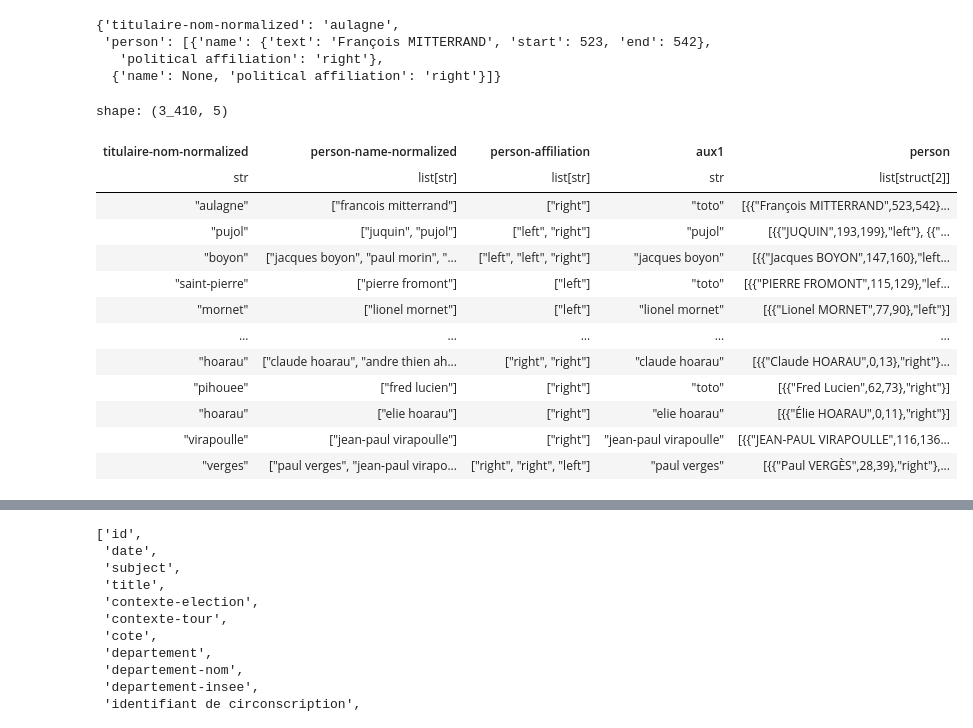
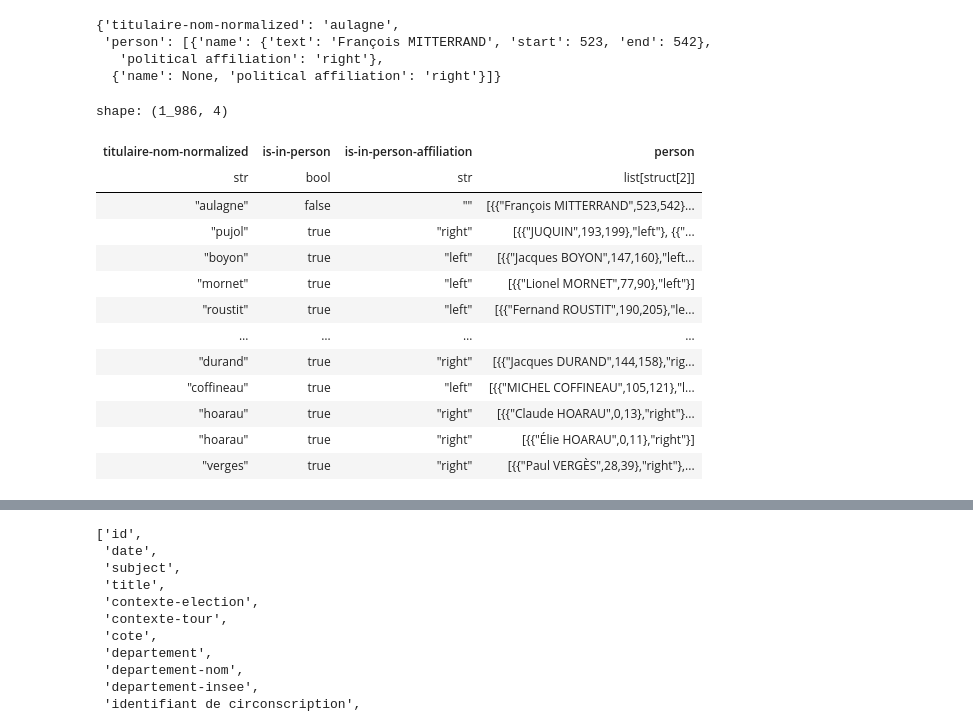
Before and after one commit to slithiaote/2026_NLP_project, a Jupyter notebook: Analysis.ipynb, the cells around one changed output, grey strips where cells are left out. Cells and saved outputs as stored; diff of their text form; code cells hidden in the pictures.

Commit message:
struct analysis

```diff
--- a/Analysis.ipynb
+++ b/Analysis.ipynb
@@ -254,7 +254,7 @@ def position_is_inside_span(pos:int, span):
     # True if position is inside the span
     return (pos >= span["start"]) & (pos < span["end"])
 
-df = df.unnest("entities").with_columns(
+df_entities = df_entities.unnest("entities").with_columns(
     pl.struct(["titulaire-nom-positions","PER"])
     .map_elements(lambda s: any([position_is_inside_span(s["titulaire-nom-positions"],span) for span in s["PER"]]),
                   return_dtype=pl.Boolean)
@@ -306,8 +306,8 @@ shape: (5_140, 5)
 # %% [markdown]
 ## PER, LOC, ORG tasks
 # %%
-def recall_table_for_column(df,col_name:str):
-    return (df.with_columns(weight=1).select(pl.sum(col_name,"weight"))
+def recall_table_for_column(df_entities,col_name:str):
+    return (df_entities.with_columns(weight=1).select(pl.sum(col_name,"weight"))
         .with_columns(recall = pl.col(col_name)/pl.col("weight"))
         .with_columns(std_dev = np.sqrt(pl.col("recall")*(1-pl.col("recall"))/pl.col("weight")))
         .select(pl.selectors.by_name(col_name,"weight","recall","std_dev")))
@@ -349,7 +349,7 @@ shape: (7, 1)
 ## Classification task
 We compute the distributions of the position index in the classifications
 # %%
-df = df.with_columns(
+df_entities = df_entities.with_columns(
     pl.col("titulaire-soutien-position")
         .cut([-0.1,0.5,0.9,1.1], labels=["","left","center right","right",""])
         .alias("titulaire-soutien-cut")
@@ -420,8 +420,8 @@ weighted avg       0.97      0.97      0.97      3283
 # %%
 # assemble table
 def aux(col_name,pos):
-    r0 = recall_table_for_column(df, col_name).rows(named=True).pop()
-    r_filter = recall_table_for_column(df.filter(pl.col("titulaire-soutien-position")==pos), col_name).rows(named=True).pop()
+    r0 = recall_table_for_column(df_entities, col_name).rows(named=True).pop()
+    r_filter = recall_table_for_column(df_entities.filter(pl.col("titulaire-soutien-position")==pos), col_name).rows(named=True).pop()
     return [r0[col_name],round(r0["recall"],3),r_filter[col_name],round(r_filter["recall"],3)]
 
 temp = [{c:aux(c,p)} for (c,p) in zip(["is-in-PER_LEFT","is-in-PER_GAUCHE","is-in-PER_RIGHT","is-in-PER_DROITE"],[0.2,0.2,1,1])]
@@ -575,39 +552,45 @@ pl.read_parquet("df_gliner_full.parquet").unnest("res").with_columns(
 # %%
 def aux(s):
     # unzip lists
     return {'person-name':[p["name"]["text"] for p in s if p["name"] != None],
             'person-affiliation':[p["political affiliation"] for p in s if p["name"] != None]}
 
 def aux1(s): # zip and find titulaire-nom-normalized
-    return next((p for p in s["person-name-normalized"] if s["titulaire-nom-normalized"] in p), "toto")
+    return next(({'is-in-person':True, 'is-in-person-affiliation':a} for (p,a) in zip(s["person-name-normalized"],s["person-affiliation"]) if s["titulaire-nom-normalized"] in p),
+                {'is-in-person':False, 'is-in-person-affiliation':""})
 
-(pl.read_parquet("df_gliner_full.parquet").unnest("res").with_columns(
-    pl.col("person")
-        .map_elements(aux, return_dtype=pl.Struct({'person-name':pl.List(pl.String), 'person-affiliation':pl.List(pl.String)}))
-        .alias("aux")
-).unnest("aux").with_columns(
-    pl.col("person-name").list.eval(pl.element().str.to_lowercase()
-      .str.normalize("NFKD")
-      .str.replace_all(r"\p{CombiningMark}", ""))
-        .alias("person-name-normalized")
-).with_columns(
-    pl.struct(["titulaire-nom-normalized","person-name-normalized","person-affiliation"])
-    .map_elements(aux1, return_dtype=pl.String)
-    .alias("aux1")
+df_struct = (df.unnest("res").with_columns(
+    pl.col("titulaire-soutien-position")
+        .cut([-0.1,0.5,0.9,1.1], labels=["","left","center right","right",""])
+        .alias("titulaire-soutien-cut"))
+    .with_columns(
+        pl.col("person") # decompose the struct and keep only name and affiliation
+            .map_elements(aux, return_dtype=pl.Struct({'person-name':pl.List(pl.String), 'person-affiliation':pl.List(pl.String)}))
+            .alias("aux")
+    ).unnest("aux").with_columns(
+        pl.col("person-name").list.eval(pl.element().str.to_lowercase()
+            .str.normalize("NFKD")
+            .str.replace_all(r"\p{CombiningMark}", ""))
+            .alias("person-name-normalized")
+    ).with_columns(
+        pl.struct(["titulaire-nom-normalized","person-name-normalized","person-affiliation"])
+            .map_elements(aux1, return_dtype=pl.Struct({'is-in-person':pl.Boolean, 'is-in-person-affiliation':pl.String}))
+            .alias("aux1")
+    ).unnest("aux1")
 )
-).select("titulaire-nom-normalized","person-name-normalized","person-affiliation","aux1","person")
+df_struct.select("titulaire-nom-normalized","is-in-person","is-in-person-affiliation","person")
 # %% [output]
-shape: (3_410, 5)
+shape: (1_986, 4)
-| titulaire-nom-normalized | person-name-normalized | person-affiliation | aux1 | person |
-| str | list[str] | list[str] | str | list[struct[2]] |
-| "aulagne" | ["francois mitterrand"] | ["right"] | "toto" | [{{"François MITTERRAND",523,542}... |
-| "pujol" | ["juquin", "pujol"] | ["left", "right"] | "pujol" | [{{"JUQUIN",193,199},"left"}, {{"... |
-| "boyon" | ["jacques boyon", "paul morin", "... | ["left", "left", "right"] | "jacques boyon" | [{{"Jacques BOYON",147,160},"left... |
-| "saint-pierre" | ["pierre fromont"] | ["left"] | "toto" | [{{"PIERRE FROMONT",115,129},"lef... |
-| "mornet" | ["lionel mornet"] | ["left"] | "lionel mornet" | [{{"Lionel MORNET",77,90},"left"}] |
-| … | … | … | … | … |
-| "hoarau" | ["claude hoarau", "andre thien ah... | ["right", "right"] | "claude hoarau" | [{{"Claude HOARAU",0,13},"right"}... |
-| "pihouee" | ["fred lucien"] | ["right"] | "toto" | [{{"Fred Lucien",62,73},"right"}] |
-| "hoarau" | ["elie hoarau"] | ["right"] | "elie hoarau" | [{{"Élie HOARAU",0,11},"right"}] |
-| "virapoulle" | ["jean-paul virapoulle"] | ["right"] | "jean-paul virapoulle" | [{{"JEAN-PAUL VIRAPOULLE",116,136... |
-| "verges" | ["paul verges", "jean-paul virapo... | ["right", "right", "left"] | "paul verges" | [{{"Paul VERGÈS",28,39},"right"},... |
+| titulaire-nom-normalized | is-in-person | is-in-person-affiliation | person |
+| str | bool | str | list[struct[2]] |
+| "aulagne" | false | "" | [{{"François MITTERRAND",523,542}... |
+| "pujol" | true | "right" | [{{"JUQUIN",193,199},"left"}, {{"... |
+| "boyon" | true | "left" | [{{"Jacques BOYON",147,160},"left... |
+| "mornet" | true | "left" | [{{"Lionel MORNET",77,90},"left"}] |
+| "roustit" | true | "left" | [{{"Fernand ROUSTIT",190,205},"le... |
+| … | … | … | … |
+| "durand" | true | "right" | [{{"Jacques DURAND",144,158},"rig... |
+| "coffineau" | true | "left" | [{{"MICHEL COFFINEAU",105,121},"l... |
+| "hoarau" | true | "right" | [{{"Claude HOARAU",0,13},"right"}... |
+| "hoarau" | true | "right" | [{{"Élie HOARAU",0,11},"right"}] |
+| "verges" | true | "right" | [{{"Paul VERGÈS",28,39},"right"},... |
```
Also changed, not shown: parts of 41 cells of this notebook.
